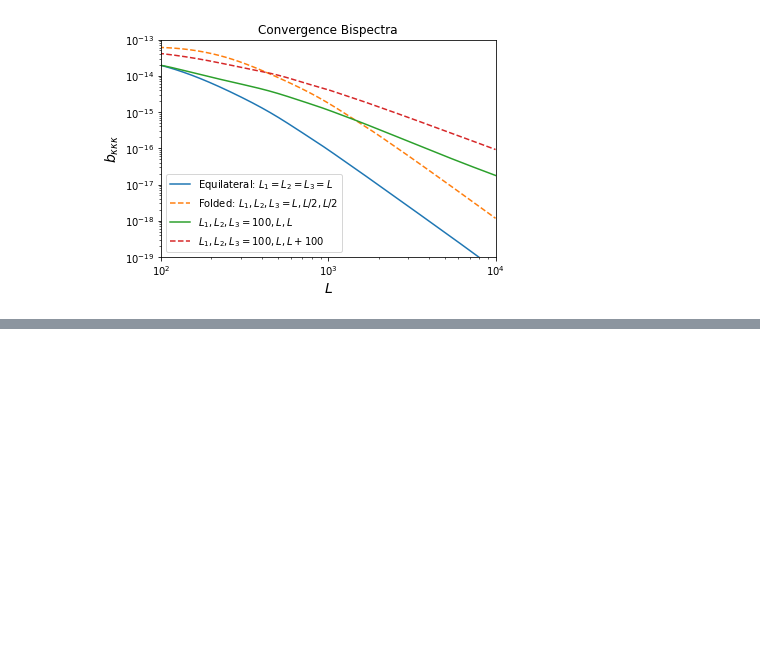
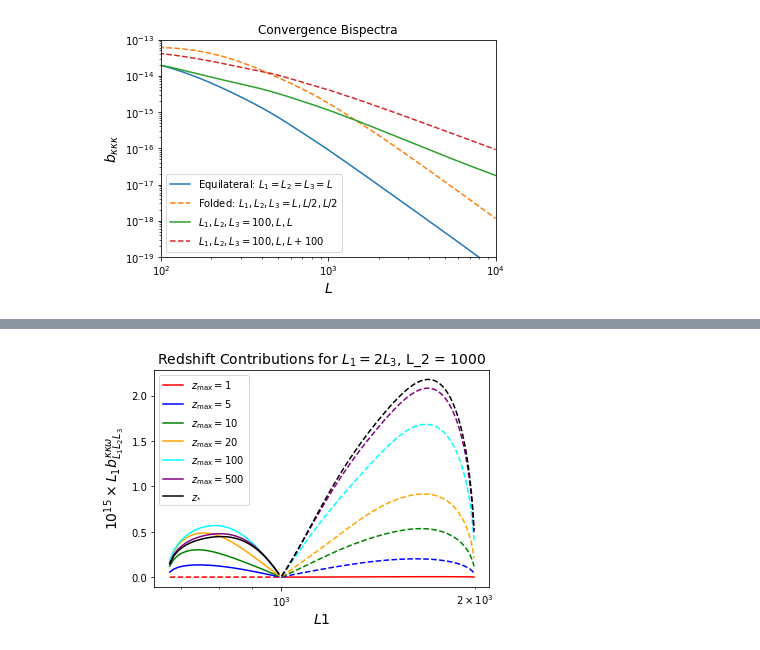
Before and after one commit to mfrobertson/omegaQE, a Jupyter notebook: kkomega/bispectra.ipynb, the cells around one changed output, grey strips where cells are left out. Saved outputs shown, nothing was run; the diff lists cells and outputs as text; code cells hidden in the pictures; blank space fills up the shorter version.

```diff
--- a/kkomega/bispectra.ipynb
+++ b/kkomega/bispectra.ipynb
@@ -99,0 +142,25 @@ plt.show()
+# %%
+zmaxs = np.array([1,5,10,20,100,500,None])
+colours = np.array(["red", "blue", "green", "orange","cyan","purple","k"])
+L2max = 1000
+dL = 5
+Ls = np.arange(1, L2max, dL)
+L1 = 2*Ls
+L2 = 1000
+L3 = Ls
+bi = Bispectra()
+for iii, zmax in enumerate(zmaxs):
+    bi_conv_rot = bi.get_convergence_rotation_bispectrum(L1, L2, L3, zmax=zmax)
+    if zmax is None:
+        plt.semilogx(L1[bi_conv_rot>0], 1e15*L1[bi_conv_rot>0]*np.abs(bi_conv_rot[bi_conv_rot>0]), label="$z_{*}$", color=colours[iii])
+        plt.semilogx(L1[bi_conv_rot<=0], 1e15*L1[bi_conv_rot<=0]*np.abs(bi_conv_rot[bi_conv_rot<=0]), color=colours[iii], linestyle="--")
+    else:
+        plt.semilogx(L1[bi_conv_rot>0], 1e15*L1[bi_conv_rot>0]*np.abs(bi_conv_rot[bi_conv_rot>0]), label=f"$z_{{\mathrm{{max}}}}=${zmax}", color=colours[iii])
+        plt.semilogx(L1[bi_conv_rot<=0], 1e15*L1[bi_conv_rot<=0]*np.abs(bi_conv_rot[bi_conv_rot<=0]), color=colours[iii], linestyle="--")
+plt.legend()
+plt.title("Redshift Contributions for $L_1 = 2L_3$, L_2 = 1000", fontsize=14)
+plt.ylabel(r"$10^{15}\times L_1b_{L_1L_2L_3}^{\kappa\kappa\omega}$", fontsize=14)
+plt.xlabel("$L1$", fontsize=14)
+plt.show()
+# %% [output]
+[figure, added]
```
Also changed, not shown: parts of 4 cells of this notebook, 2 other files.
